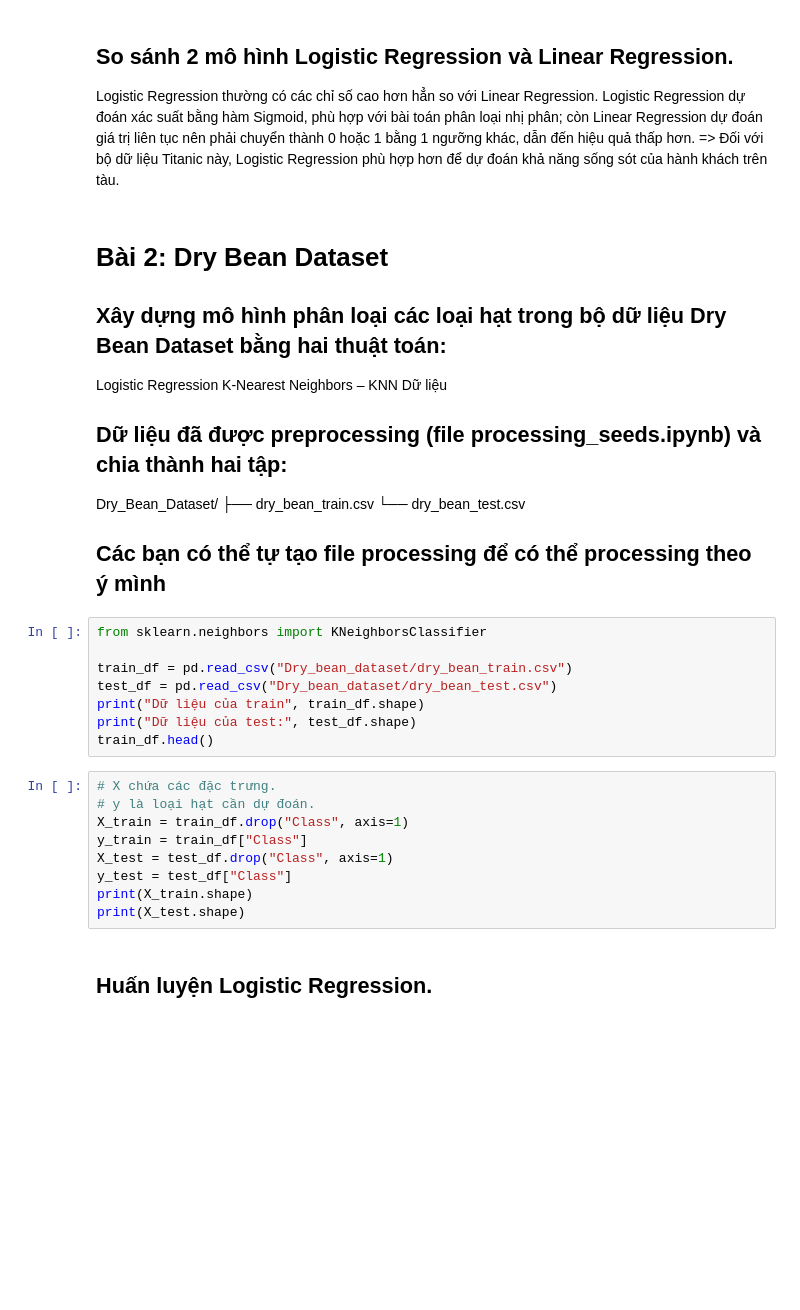
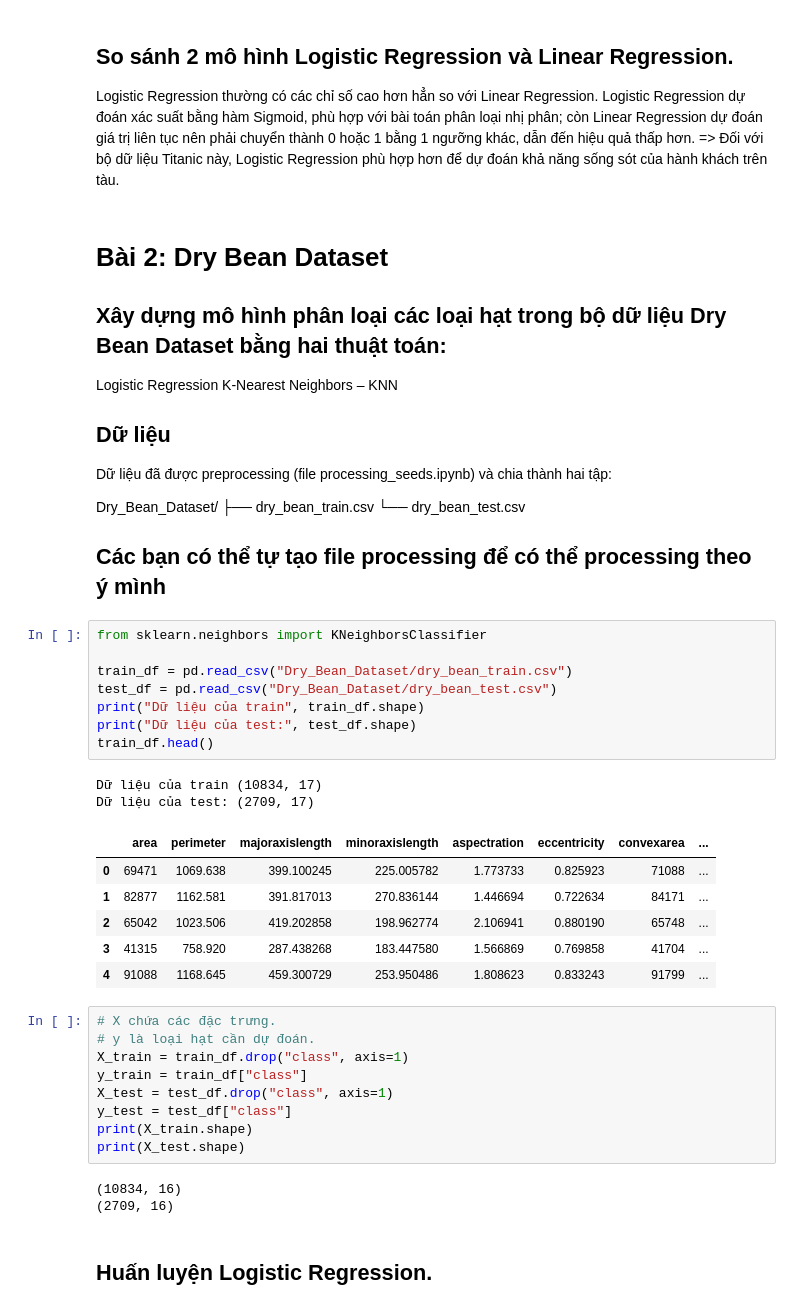
Before and after one commit to thao-cpu/mliot-pyml-2026-hw, a Jupyter notebook: week04/Homework_b7/LeNguyenLoanThaoBaiTapVeNha7.ipynb, the cells around one changed output. Cells and saved outputs as stored; diff of their text form; blank space fills up the shorter version.

```diff
--- a/week04/Homework_b7/LeNguyenLoanThaoBaiTapVeNha7.ipynb
+++ b/week04/Homework_b7/LeNguyenLoanThaoBaiTapVeNha7.ipynb
@@ -257,8 +257,8 @@ Logistic Regression thường có các chỉ số cao hơn hẳn so với Linear
 
 Logistic Regression
 K-Nearest Neighbors – KNN
-Dữ liệu
-## Dữ liệu đã được preprocessing (file processing_seeds.ipynb) và chia thành hai tập:
+## Dữ liệu
+Dữ liệu đã được preprocessing (file processing_seeds.ipynb) và chia thành hai tập:
 
 Dry_Bean_Dataset/
 ├── dry_bean_train.csv
@@ -268,20 +268,32 @@ Dry_Bean_Dataset/
 # %%
 from sklearn.neighbors import KNeighborsClassifier
 
-train_df = pd.read_csv("Dry_bean_dataset/dry_bean_train.csv")
-test_df = pd.read_csv("Dry_bean_dataset/dry_bean_test.csv")
+train_df = pd.read_csv("Dry_Bean_Dataset/dry_bean_train.csv")
+test_df = pd.read_csv("Dry_Bean_Dataset/dry_bean_test.csv")
 print("Dữ liệu của train", train_df.shape)
 print("Dữ liệu của test:", test_df.shape)
 train_df.head()
+# %% [output]
+Dữ liệu của train (10834, 17)
+Dữ liệu của test: (2709, 17)
+|  | area | perimeter | majoraxislength | minoraxislength | aspectration | eccentricity | convexarea | ... |
+| 0 | 69471 | 1069.638 | 399.100245 | 225.005782 | 1.773733 | 0.825923 | 71088 | ... |
+| 1 | 82877 | 1162.581 | 391.817013 | 270.836144 | 1.446694 | 0.722634 | 84171 | ... |
+| 2 | 65042 | 1023.506 | 419.202858 | 198.962774 | 2.106941 | 0.880190 | 65748 | ... |
+| 3 | 41315 | 758.920 | 287.438268 | 183.447580 | 1.566869 | 0.769858 | 41704 | ... |
+| 4 | 91088 | 1168.645 | 459.300729 | 253.950486 | 1.808623 | 0.833243 | 91799 | ... |
 # %%
 # X chứa các đặc trưng.
 # y là loại hạt cần dự đoán.
-X_train = train_df.drop("Class", axis=1)
-y_train = train_df["Class"]
-X_test = test_df.drop("Class", axis=1)
-y_test = test_df["Class"]
+X_train = train_df.drop("class", axis=1)
+y_train = train_df["class"]
+X_test = test_df.drop("class", axis=1)
+y_test = test_df["class"]
 print(X_train.shape)
 print(X_test.shape)
+# %% [output]
+(10834, 16)
+(2709, 16)
 # %% [markdown]
 ## Huấn luyện Logistic Regression.
 # %%
```
Also changed, not shown: parts of 8 cells of this notebook, 1 other file.
